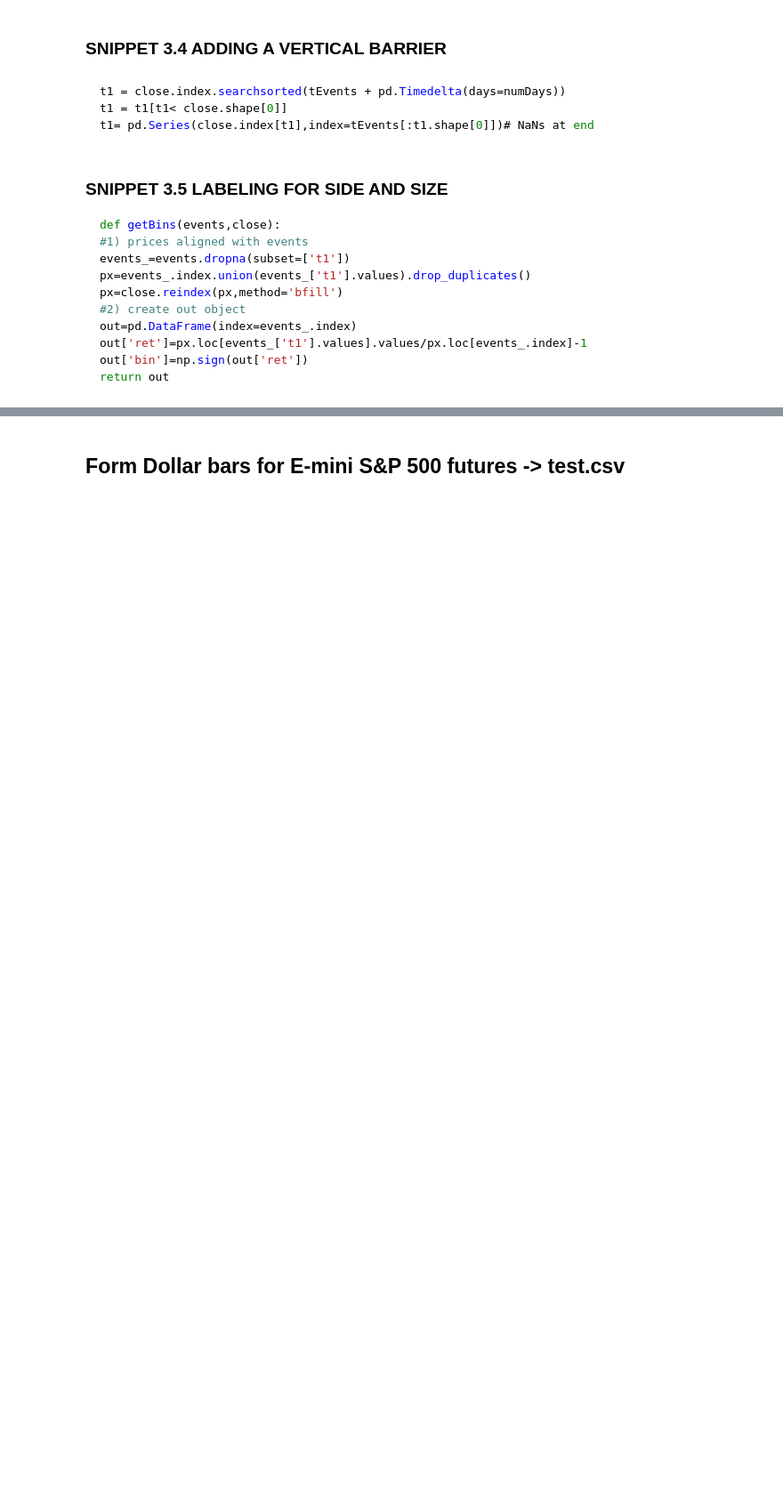
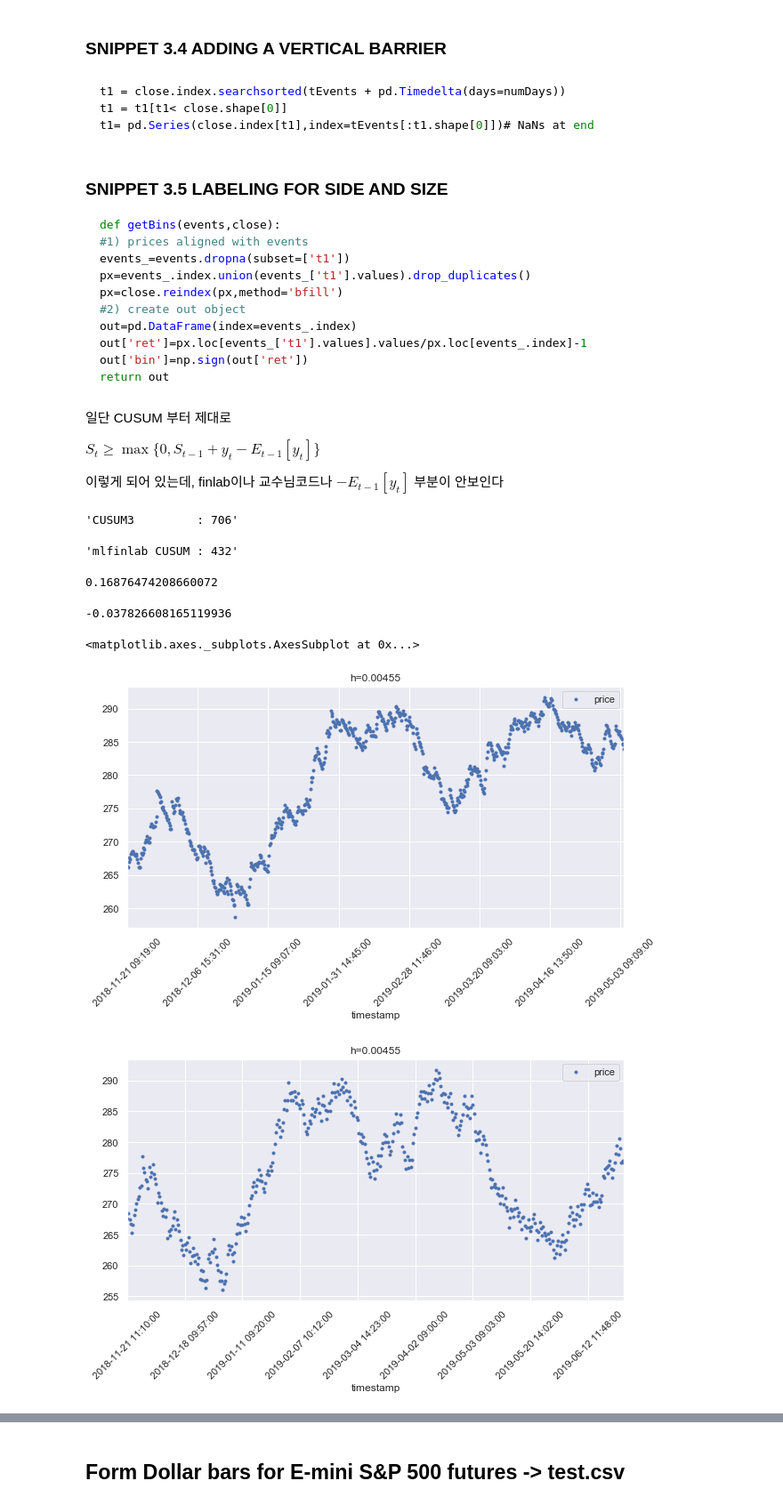
Before and after one commit to kooBH/FinanceServer, a Jupyter notebook: DE_PRADO/ch3_v1.ipynb, the cells around one changed output, grey strips where cells are left out. Shown at 89% size. Saved outputs shown, nothing was run; the diff lists cells and outputs as text; code cells hidden in the pictures; blank space fills up the shorter version.

````diff
--- a/DE_PRADO/ch3_v1.ipynb
+++ b/DE_PRADO/ch3_v1.ipynb
@@ -126,3 +144,9 @@ out['ret']=px.loc[events_['t1'].values].values/px.loc[events_.index]-1
 out['bin']=np.sign(out['ret'])
 return out
 ```
+# %% [markdown]
+일단 CUSUM 부터 제대로
+
+$S_t \geq \max\{0,S_{t-1} + y_t - E_{t-1}[y_t]\}$
+
+이렇게 되어 있는데, finlab이나 교수님코드나 $- E_{t-1}[y_t]$ 부분이 안보인다
@@ -128,0 +210,47 @@ return out
+# %%
+h_t = 0.00455
+figsize=(10,5)
+df = pd.read_csv('dollar_D_15.csv',index_col='timestamp')
+
+s_t_1 = CUSUM_3(df,h=h_t,col='price')
+
+
+fl_idx = fl.filters.cusum_filter(df, h_t , time_stamps=False)
+s_t_2 = df[df.index.isin(fl_idx)]
+
+display('CUSUM3         : ' +str(s_t_1.index.size))
+display('mlfinlab CUSUM : ' +str(s_t_2.index.size))
+
+
+r1 = s_t_1['price'].pct_change()
+r2 =s_t_2['price'].pct_change()
+
+display(r1.autocorr(lag=1))
+display(r2.autocorr(lag=1))
+
+s_t_1.plot(
+    style='.',
+    use_index =True,
+    subplots=False,
+    sharex =True,
+    rot =45,
+    figsize=figsize,
+    title='h=' + str(h_t)
+)
+s_t_2.plot(
+     style='.',
+    use_index =True,
+    subplots=False,
+    sharex =True,
+    rot =45,
+    figsize=figsize,
+    title='h=' + str(h_t)
+)
+# %% [output]
+'CUSUM3         : 706'
+'mlfinlab CUSUM : 432'
+0.16876474208660072
+-0.037826608165119936
+<matplotlib.axes._subplots.AxesSubplot at 0x...>
+[figure, added]
+[figure, added]
````
Also changed, not shown: parts of 34 cells of this notebook, 2 other files.
